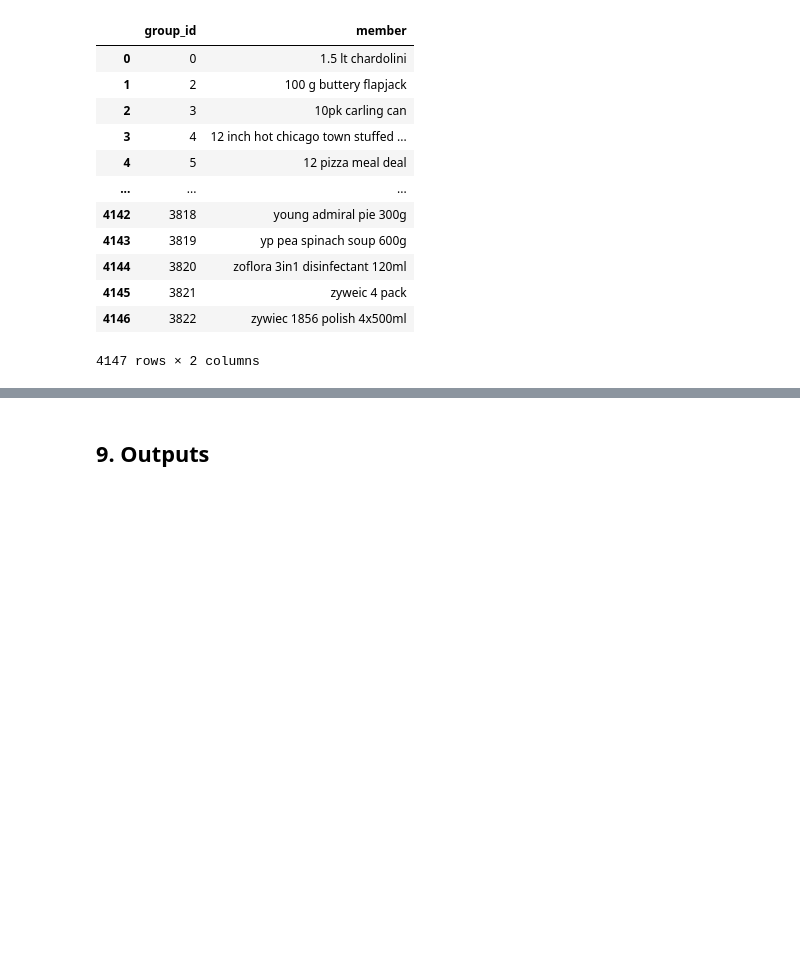
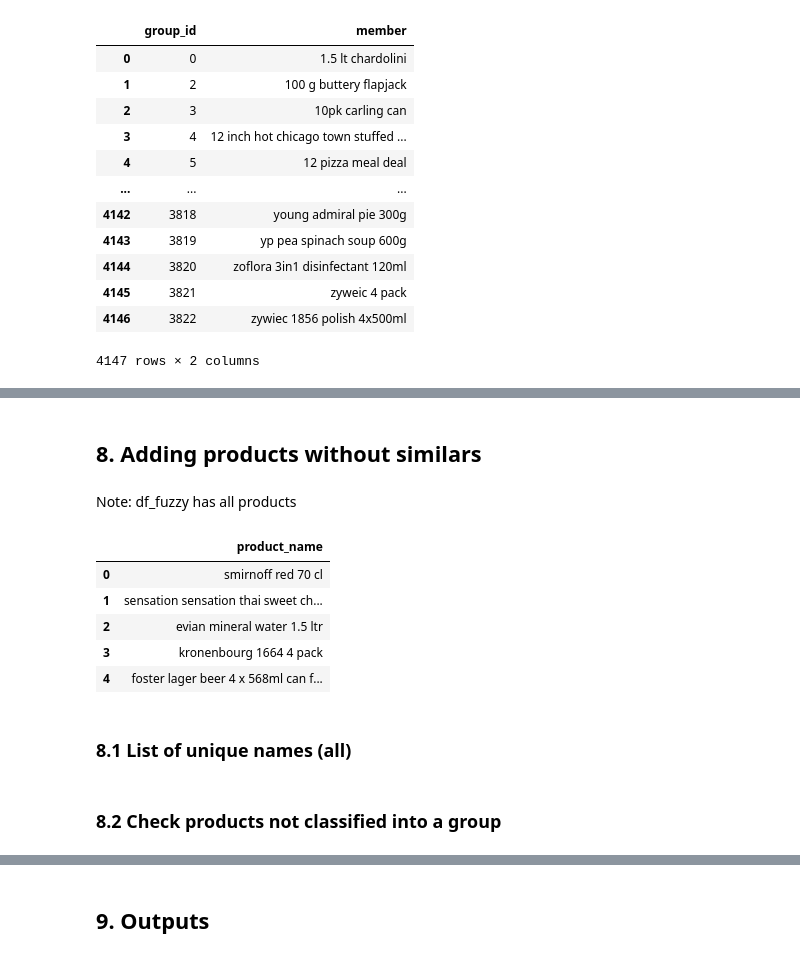
Before and after one commit to oportusgonzalo/product-deduplication, a Jupyter notebook: notebooks/fuzzy_notebook.ipynb, the cells around one changed output, grey strips where cells are left out. Cells and saved outputs as stored; diff of their text form; code cells hidden in the pictures; blank space fills up the shorter version.

```diff
--- a/notebooks/fuzzy_notebook.ipynb
+++ b/notebooks/fuzzy_notebook.ipynb
@@ -470,0 +511,15 @@ track_df
+# %% [markdown]
+## 8. Adding products without similars
+# %% [markdown]
+Note: df_fuzzy has all products
+# %%
+df_fuzzy.head()
+# %% [output]
+|  | product_name |
+| 0 | smirnoff red 70 cl |
+| 1 | sensation sensation thai sweet ch... |
+| 2 | evian mineral water 1.5 ltr |
+| 3 | kronenbourg 1664 4 pack |
+| 4 | foster lager beer 4 x 568ml can f... |
+# %% [markdown]
+### 8.1 List of unique names (all)
@@ -470,0 +530,2 @@ track_df
+# %% [markdown]
+### 8.2 Check products not classified into a group
```
Also changed, not shown: parts of 59 cells of this notebook.
